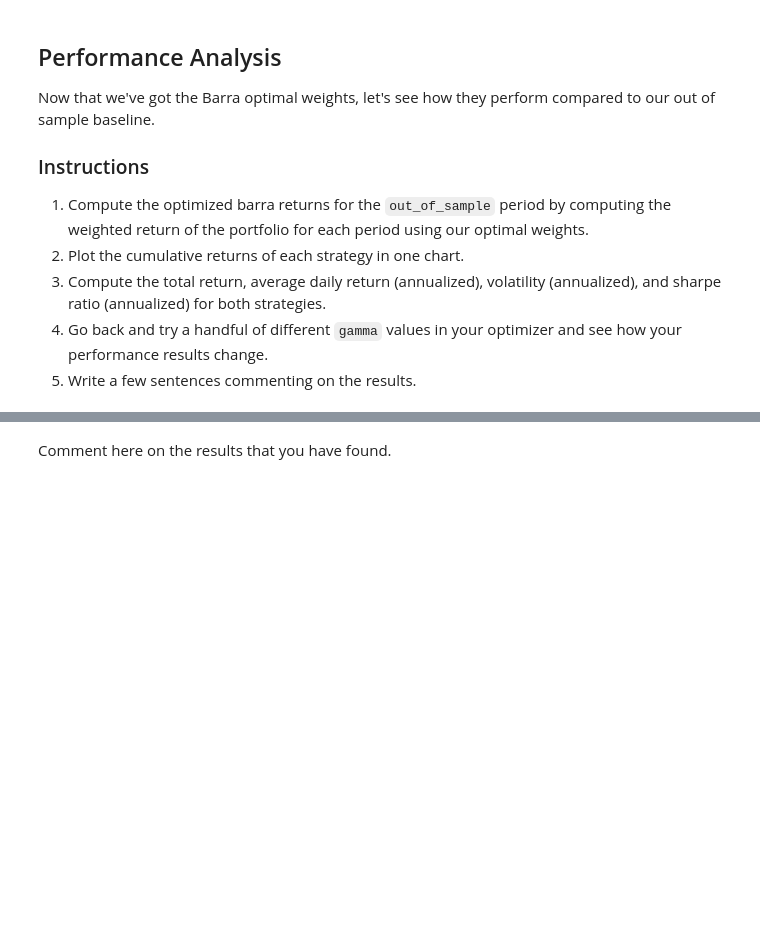
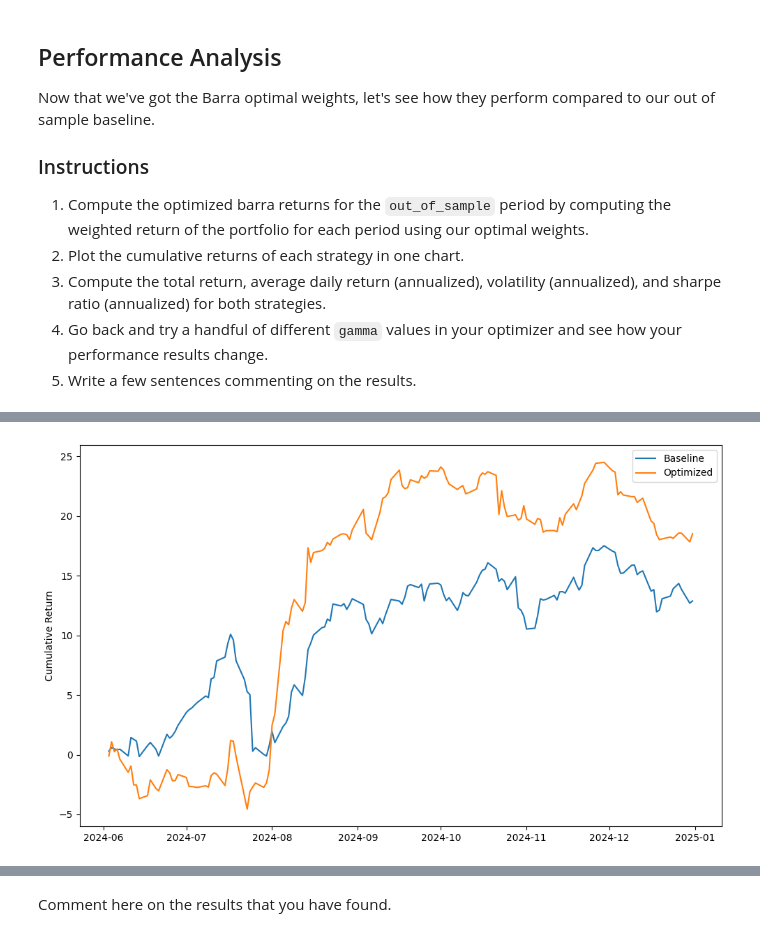
Before and after one commit to grantrich21/sf-quant-labs, a Jupyter notebook: labs/lab_2.ipynb, the cells around one changed output, grey strips where cells are left out. Cells and saved outputs as stored; diff of their text form; code cells hidden in the pictures; blank space fills up the shorter version.

```diff
--- a/labs/lab_2.ipynb
+++ b/labs/lab_2.ipynb
@@ -462,8 +528,25 @@ def optimized_barra_returns_task(returns: pl.DataFrame, weights_barra: pl.DataFr
     Returns:
         pl.DataFrame: a data frame containing date, return, and cumulative_return columns
     """
-    # TODO: Finish function
-    pass
+    return (
+        returns
+        .sort('barrid', 'date')
+        .filter(
+            pl.col('date').is_between(*out_of_sample)
+        )
+        .join(weights_barra, on='barrid', how='left')
+        .group_by('date')
+        .agg(
+            pl.col('return').mul('weight').sum()
+        )
+        .sort('date')
+        .with_columns(
+            cumulative_return = pl.col('return').add(1).cum_prod().sub(1)
+        )
+        .with_columns(
+            pl.col('return', 'cumulative_return').mul(100)
+        )
+    )
 
 optimized_returns_barra = optimized_barra_returns_task(returns, weights_barra)
 
@@ -473,2 +569,16 @@ optimized_returns_barra
+# %%
+plt.figure(figsize=(10, 6))
+
+sns.lineplot(baseline_returns, x='date', y='cumulative_return', label='Baseline')
+sns.lineplot(optimized_returns_barra, x='date', y='cumulative_return', label='Optimized')
+
+plt.ylabel('Cumulative Return')
+plt.xlabel("")
+
+plt.legend()
+plt.tight_layout()
+plt.show()
+# %% [output]
+[figure, added]
 # %%
 # TODO: Compute the total_return, average_return, volatility, and sharpe for the baseline and optimized strategies
```
Also changed, not shown: parts of 7 cells of this notebook.
